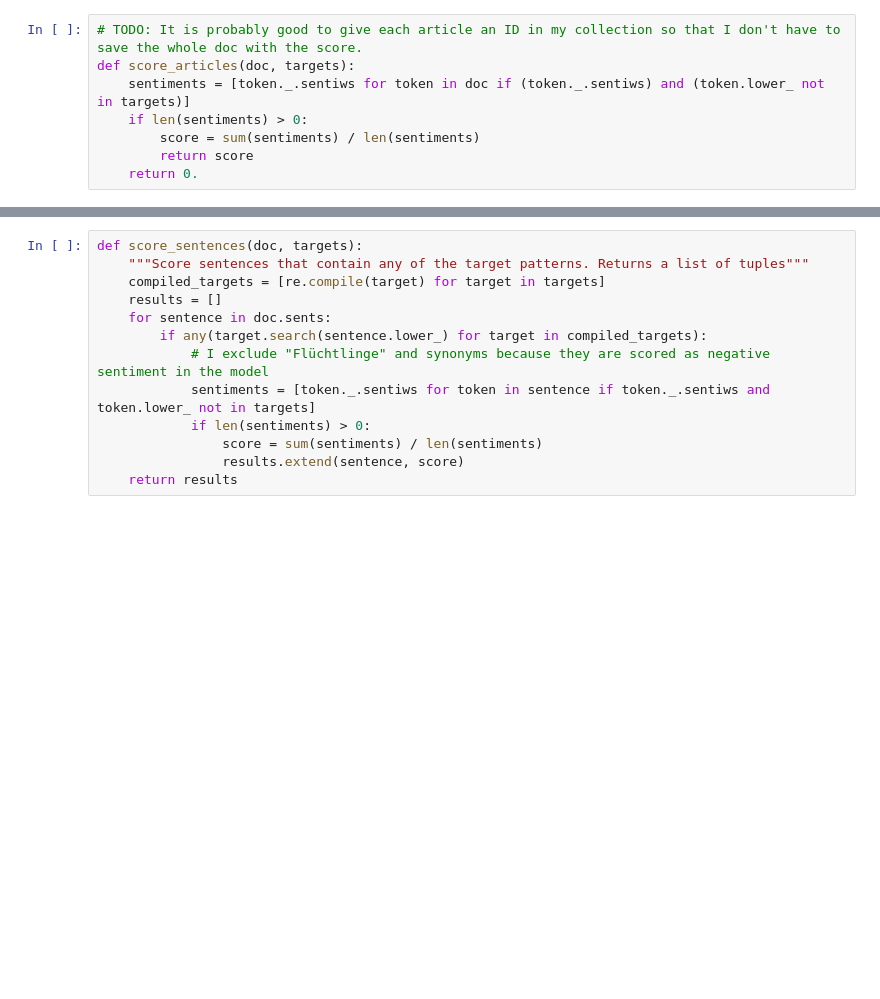
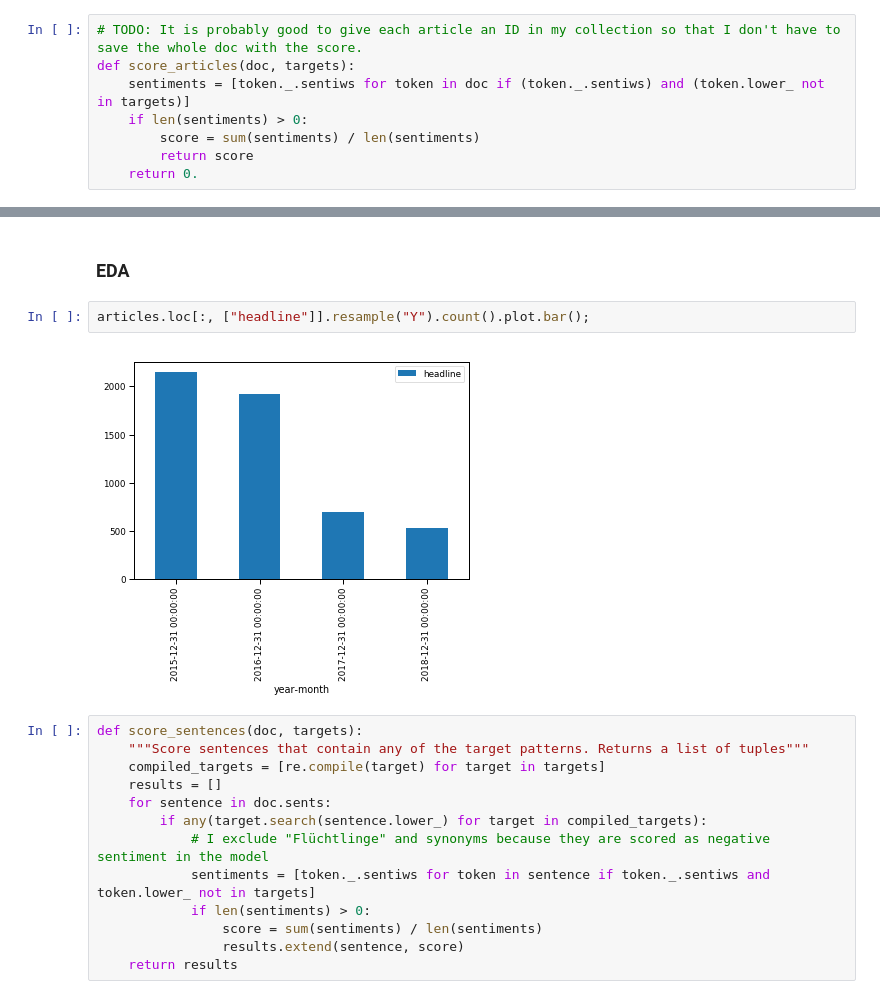
Before and after one commit to SimonCW/news_sentiment_mining, a Jupyter notebook: scoring_articles.ipynb, the cells around one changed output, grey strips where cells are left out. Saved outputs shown, nothing was run; the diff lists cells and outputs as text; blank space fills up the shorter version.

```diff
--- a/scoring_articles.ipynb
+++ b/scoring_articles.ipynb
@@ -80,3 +88,9 @@ AttributeError: 'FacetGrid' object has no attribute 'show'
+# %% [markdown]
+### EDA
+# %%
+articles.loc[:, ["headline"]].resample("Y").count().plot.bar();
+# %% [output]
+[figure, added]
 # %%
 def score_sentences(doc, targets):
     """Score sentences that contain any of the target patterns. Returns a list of tuples"""
```
Also changed, not shown: parts of 12 cells of this notebook, 1 other file.
